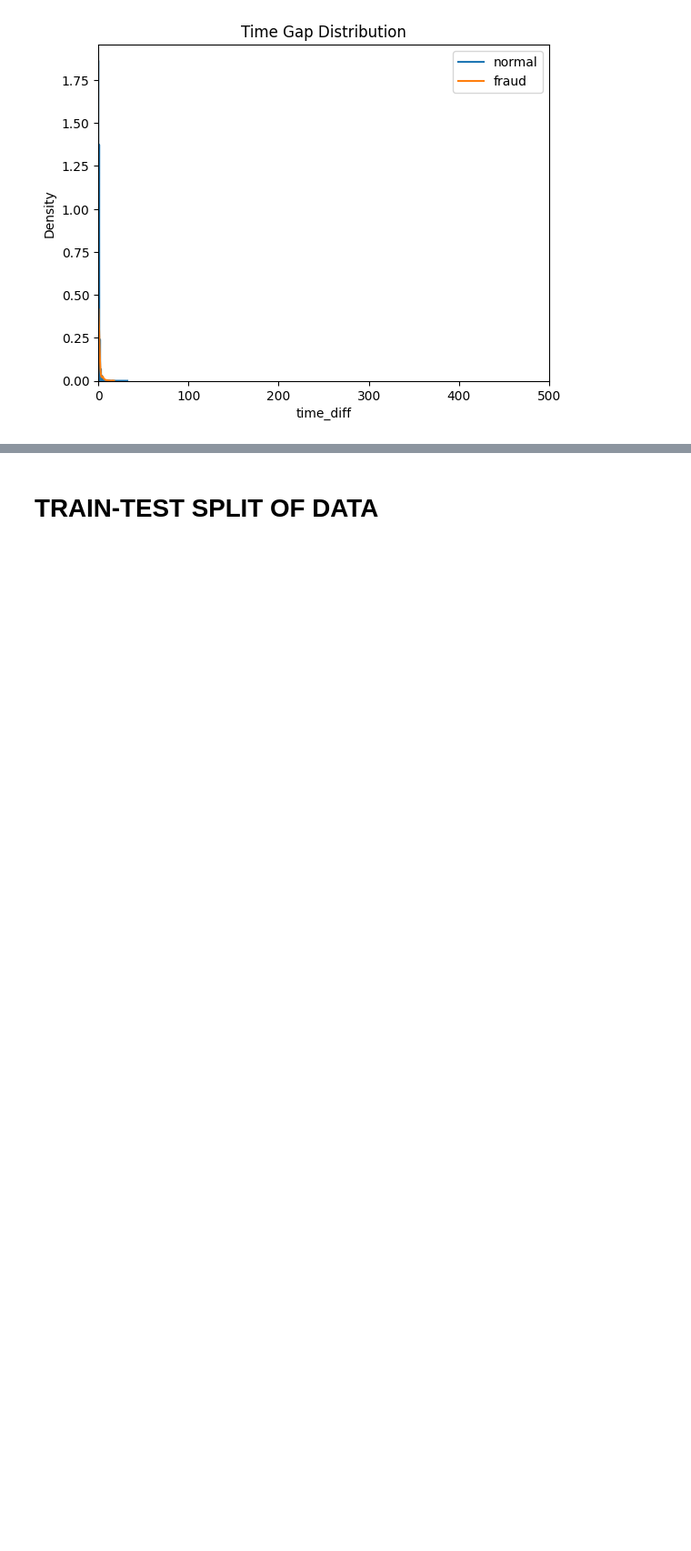
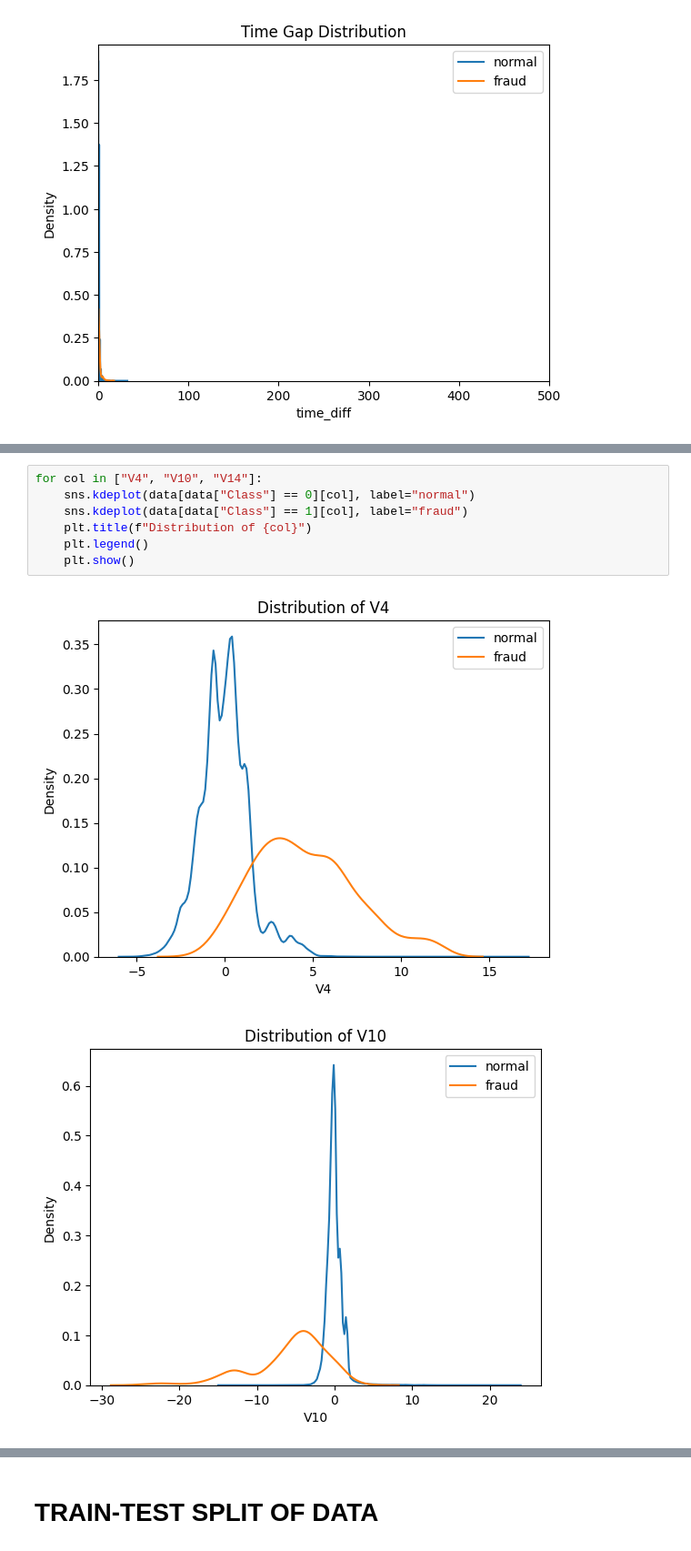
Before and after one commit to nevilleajim/real_time_fraud_detection_system, a Jupyter notebook: real_time_fraud_detection_system.ipynb, the cells around one changed output, grey strips where cells are left out. Shown at 91% size. Saved outputs shown, nothing was run; the diff lists cells and outputs as text; blank space fills up the shorter version.

```diff
--- a/real_time_fraud_detection_system.ipynb
+++ b/real_time_fraud_detection_system.ipynb
@@ -206,0 +232,10 @@ plt.show()
+# %%
+for col in ["V4", "V10", "V14"]:
+    sns.kdeplot(data[data["Class"] == 0][col], label="normal")
+    sns.kdeplot(data[data["Class"] == 1][col], label="fraud")
+    plt.title(f"Distribution of {col}")
+    plt.legend()
+    plt.show()
+# %% [output]
+[figure, added]
+[figure, added]
```
Also changed, not shown: parts of 14 cells of this notebook.
